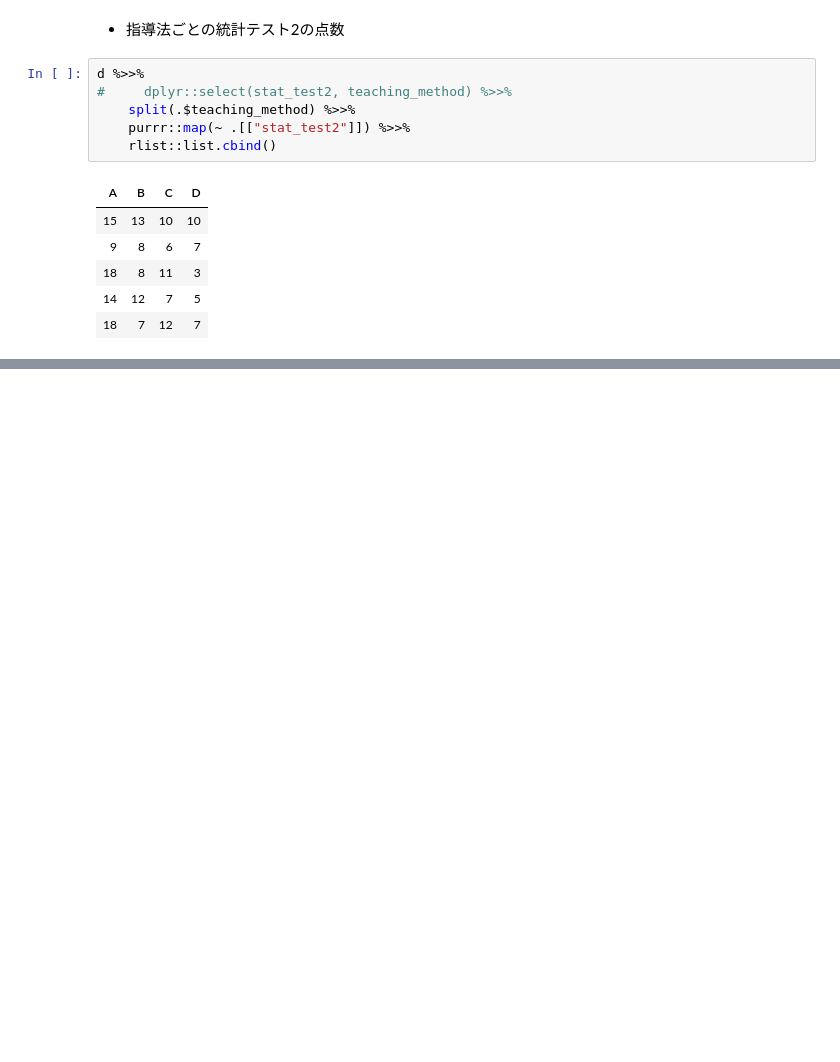
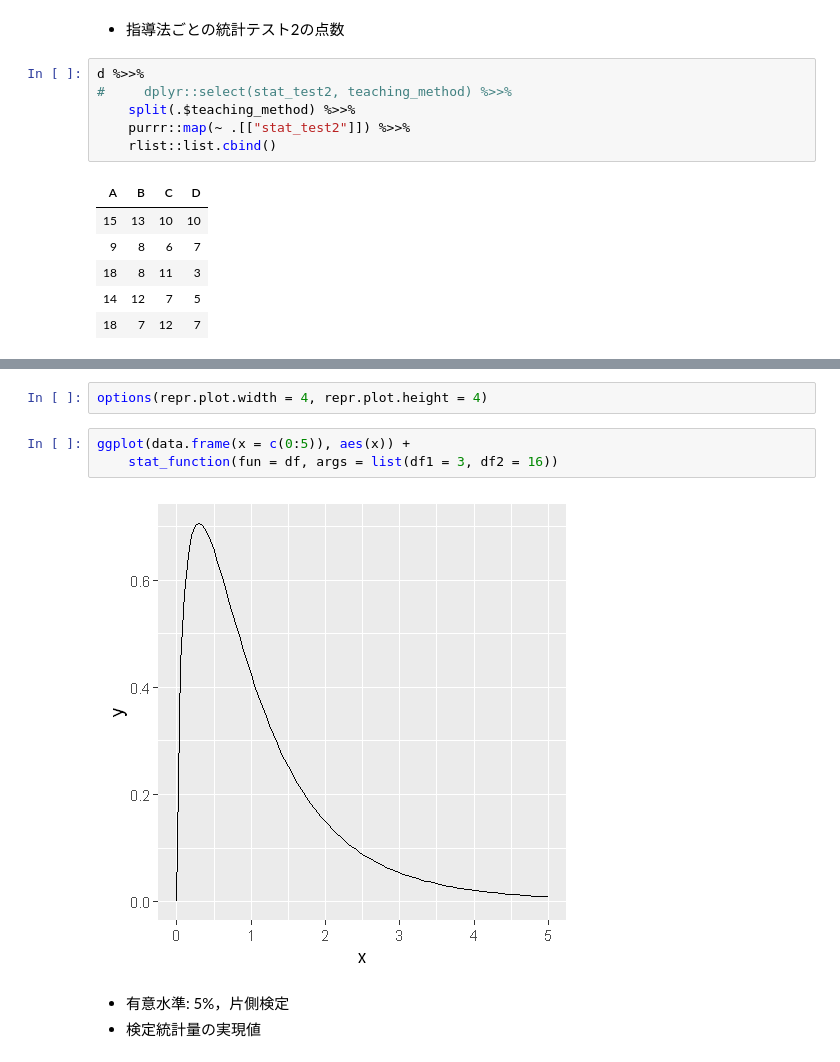
Before and after one commit to whatalnk/r-easy-stat, a Jupyter notebook: Chap07.ipynb, the cells around one changed output, grey strips where cells are left out. Saved outputs shown, nothing was run; the diff lists cells and outputs as text; blank space fills up the shorter version.

```diff
--- a/Chap07.ipynb
+++ b/Chap07.ipynb
@@ -92,0 +134,10 @@ d %>>%
+# %%
+options(repr.plot.width = 4, repr.plot.height = 4)
+# %%
+ggplot(data.frame(x = c(0:5)), aes(x)) +
+    stat_function(fun = df, args = list(df1 = 3, df2 = 16))
+# %% [output]
+[figure, added]
+# %% [markdown]
+* 有意水準: 5%，片側検定
+* 検定統計量の実現値
```
Also changed, not shown: parts of 11 cells of this notebook.
